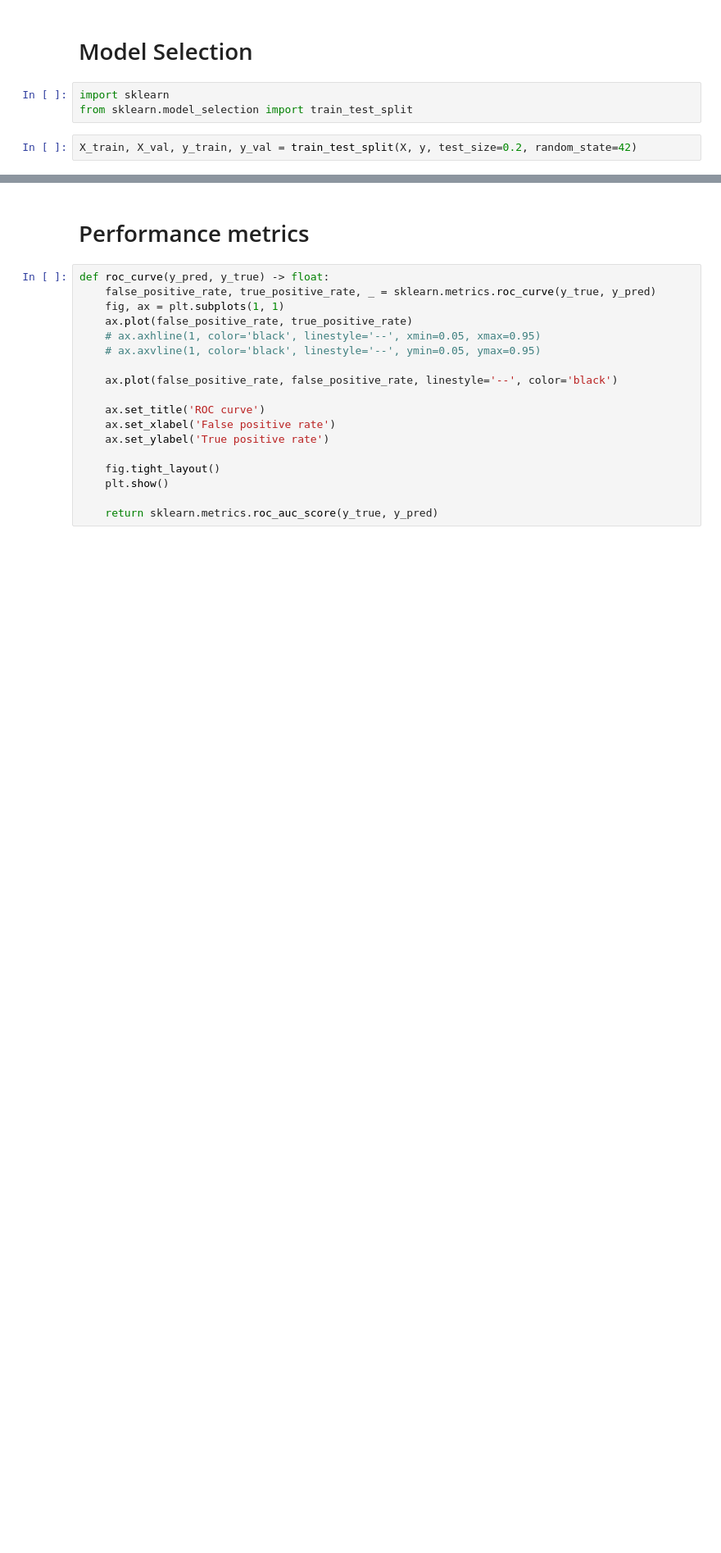
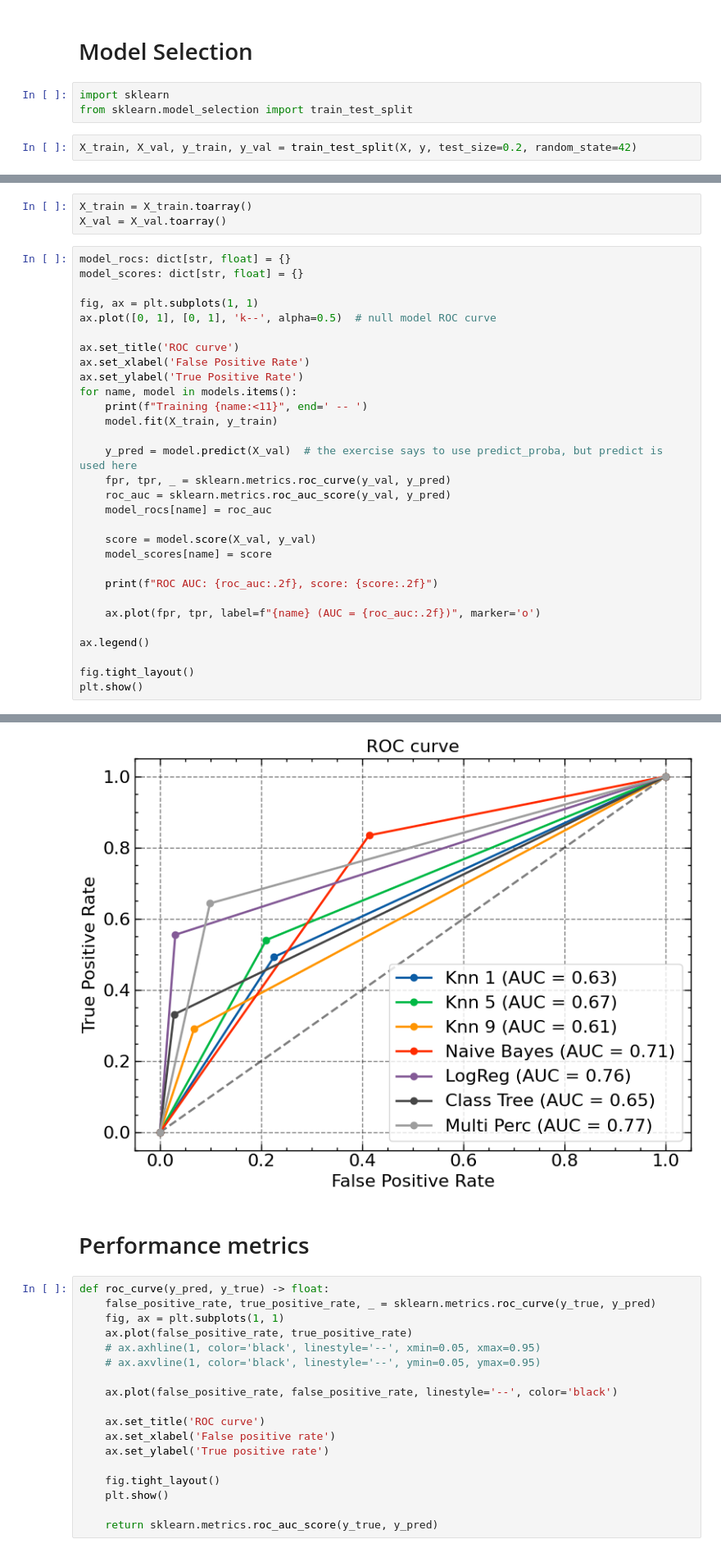
Before and after one commit to marchfra/reddit-data-mining, a Jupyter notebook: example-datamining2024.ipynb, the cells around one changed output, grey strips where cells are left out. Shown at 82% size. Drawn from its saved outputs; the diff is of its cells as text; blank space fills up the shorter version.

```diff
--- a/example-datamining2024.ipynb
+++ b/example-datamining2024.ipynb
@@ -164,0 +188,34 @@ random_model = Model()
+# %%
+X_train = X_train.toarray()
+X_val = X_val.toarray()
+# %%
+model_rocs: dict[str, float] = {}
+model_scores: dict[str, float] = {}
+
+fig, ax = plt.subplots(1, 1)
+ax.plot([0, 1], [0, 1], 'k--', alpha=0.5)  # null model ROC curve
+
+ax.set_title('ROC curve')
+ax.set_xlabel('False Positive Rate')
+ax.set_ylabel('True Positive Rate')
+for name, model in models.items():
+    print(f"Training {name:<11}", end=' -- ')
+    model.fit(X_train, y_train)
+
+    y_pred = model.predict(X_val)  # the exercise says to use predict_proba, but predict is used here
+    fpr, tpr, _ = sklearn.metrics.roc_curve(y_val, y_pred)
+    roc_auc = sklearn.metrics.roc_auc_score(y_val, y_pred)
+    model_rocs[name] = roc_auc
+
+    score = model.score(X_val, y_val)
+    model_scores[name] = score
+
+    print(f"ROC AUC: {roc_auc:.2f}, score: {score:.2f}")
+
+    ax.plot(fpr, tpr, label=f"{name} (AUC = {roc_auc:.2f})", marker='o')
+
+ax.legend()
+
+fig.tight_layout()
+plt.show()
+# %% [output]
@@ -165,3 +229,4 @@ random_model = Model()
+[figure, added]
 # %% [markdown]
 # Performance metrics
 # %%
```
Also changed, not shown: parts of 4 cells of this notebook, 2 other files.
